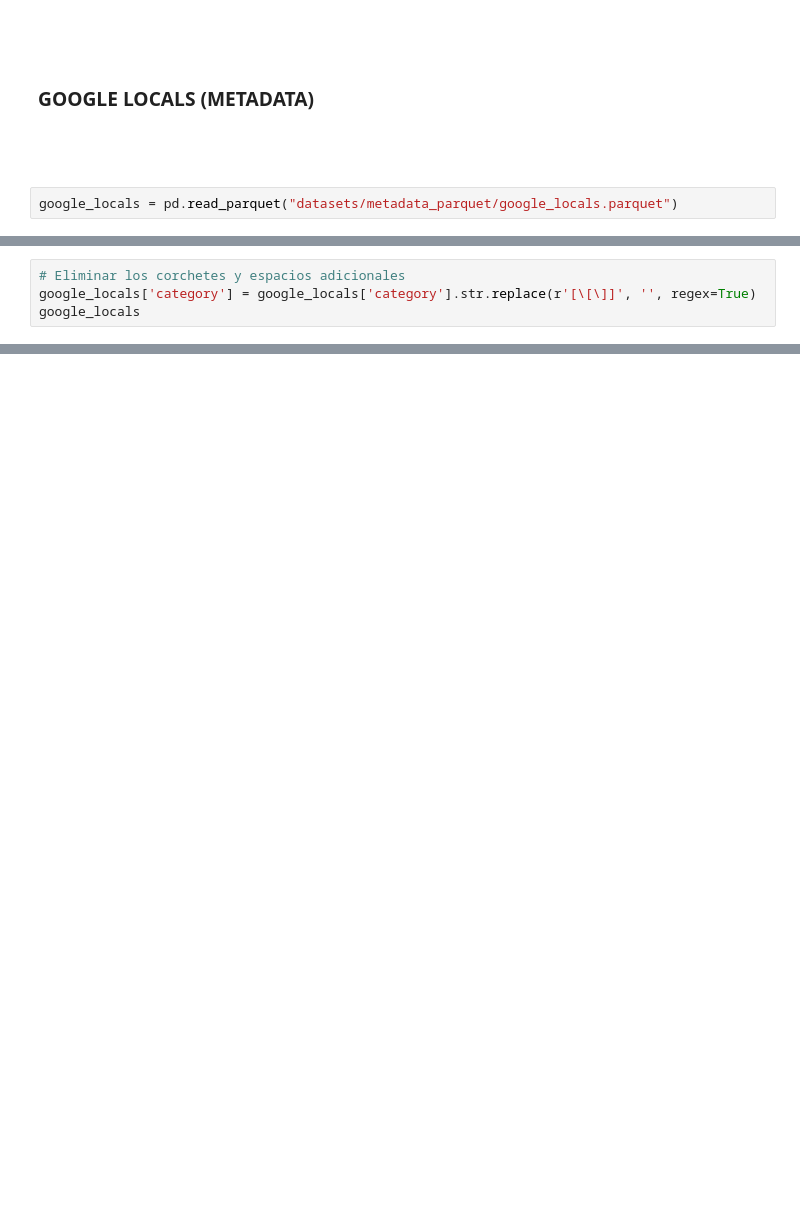
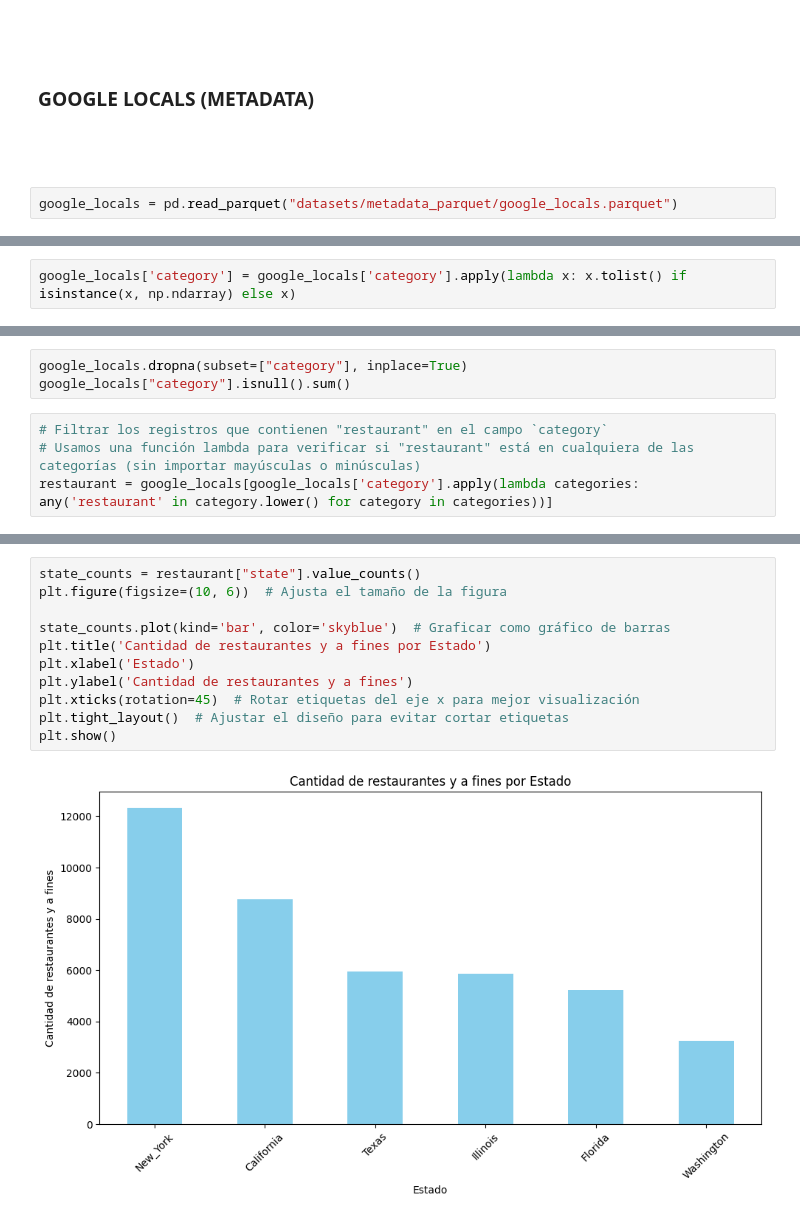
Before and after one commit to PierottiBR/YELP-GOOGLE-MAPS---REVIEWS-AND-RECOMMENDATIONS, a Jupyter notebook: EDA_google.ipynb, the cells around one changed output, grey strips where cells are left out. Cells and saved outputs as stored; diff of their text form; blank space fills up the shorter version.

```diff
--- a/EDA_google.ipynb
+++ b/EDA_google.ipynb
@@ -287,4 +280,0 @@ google_locals
-# %%
-# Eliminar los corchetes y espacios adicionales
-google_locals['category'] = google_locals['category'].str.replace(r'[\[\]]', '', regex=True)
-google_locals
@@ -312,0 +336,2 @@ print(all_categories.head(10))
+# %%
+google_locals['category'] = google_locals['category'].apply(lambda x: x.tolist() if isinstance(x, np.ndarray) else x)
@@ -312,0 +344,7 @@ print(all_categories.head(10))
+# %%
+google_locals.dropna(subset=["category"], inplace=True)
+google_locals["category"].isnull().sum()
+# %%
+# Filtrar los registros que contienen "restaurant" en el campo `category`
+# Usamos una función lambda para verificar si "restaurant" está en cualquiera de las categorías (sin importar mayúsculas o minúsculas)
+restaurant = google_locals[google_locals['category'].apply(lambda categories: any('restaurant' in category.lower() for category in categories))]
@@ -312,0 +362,13 @@ print(all_categories.head(10))
+# %%
+state_counts = restaurant["state"].value_counts()
+plt.figure(figsize=(10, 6))  # Ajusta el tamaño de la figura
+
+state_counts.plot(kind='bar', color='skyblue')  # Graficar como gráfico de barras
+plt.title('Cantidad de restaurantes y a fines por Estado')
+plt.xlabel('Estado')
+plt.ylabel('Cantidad de restaurantes y a fines')
+plt.xticks(rotation=45)  # Rotar etiquetas del eje x para mejor visualización
+plt.tight_layout()  # Ajustar el diseño para evitar cortar etiquetas
+plt.show()
+# %% [output]
+[figure, added]
```
Also changed, not shown: parts of 27 cells of this notebook.
